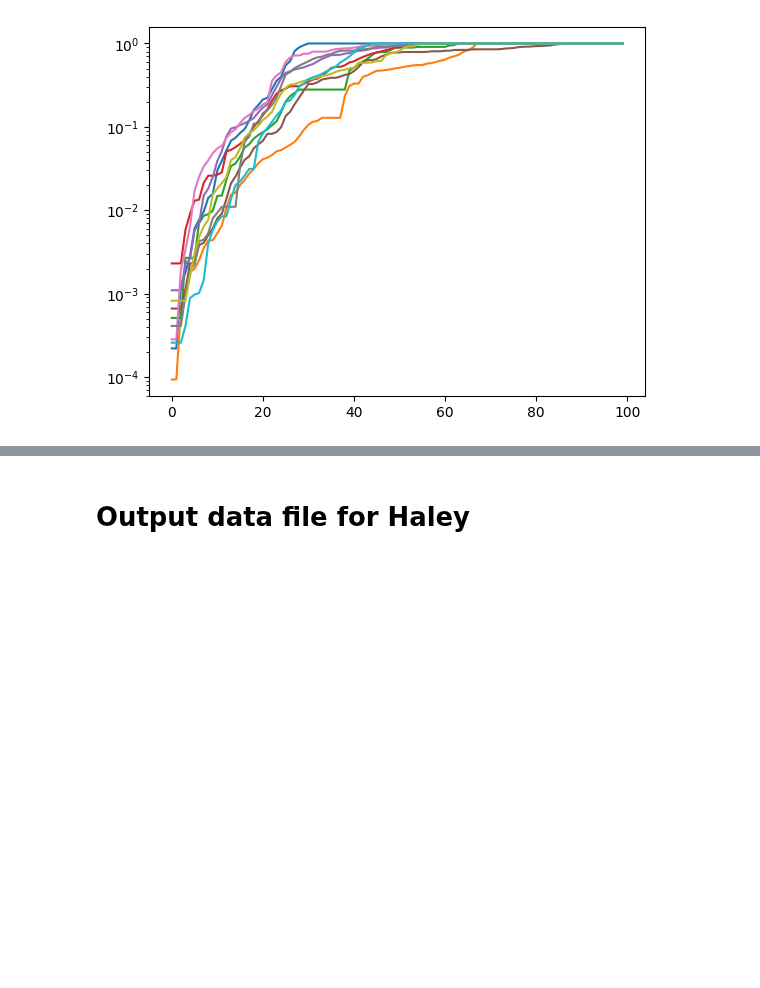
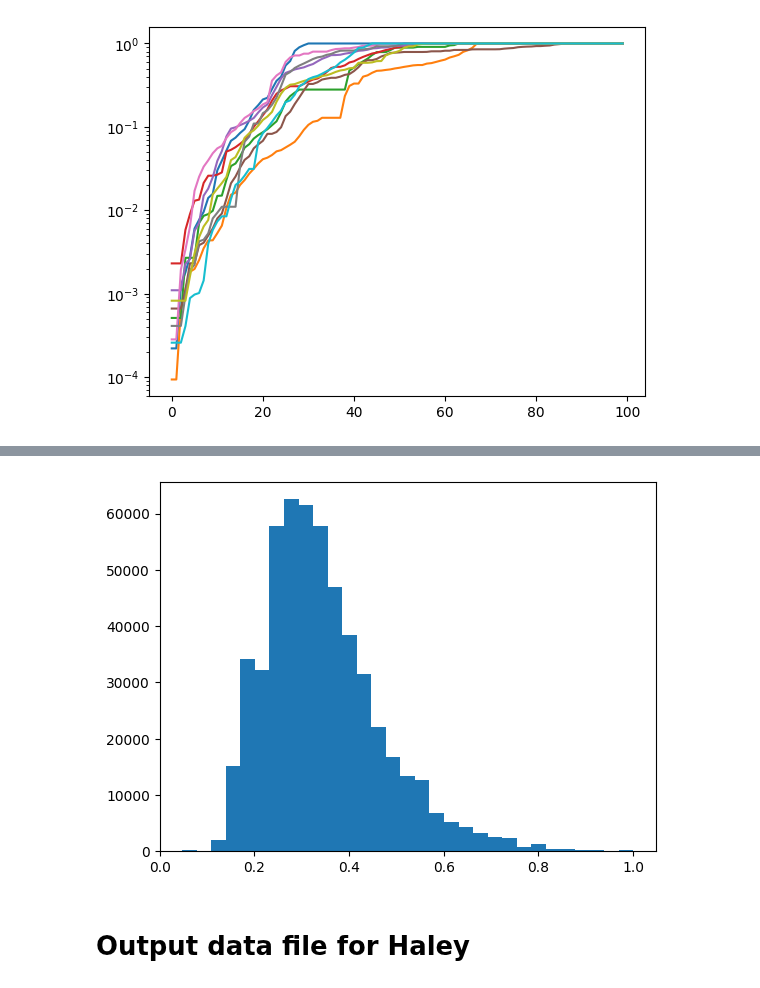
Before and after one commit to ismael-mendoza/multicam-tng-mah, a Jupyter notebook: notebooks/current/sanity-check-trees-tng100-v1.ipynb, the cells around one changed output, grey strips where cells are left out. Saved outputs shown, nothing was run; the diff lists cells and outputs as text; code cells hidden in the pictures; blank space fills up the shorter version.

```diff
--- a/notebooks/current/sanity-check-trees-tng100-v1.ipynb
+++ b/notebooks/current/sanity-check-trees-tng100-v1.ipynb
@@ -131,3 +155,8 @@ mpeak_mah.shape
+# %%
+a12 =  1 / (1 + t12)
+plt.hist(a12, bins=31);
+# %% [output]
+[figure, added]
 # %% [markdown]
 # Output data file for Haley
 # %%
```
Also changed, not shown: parts of 7 cells of this notebook.
